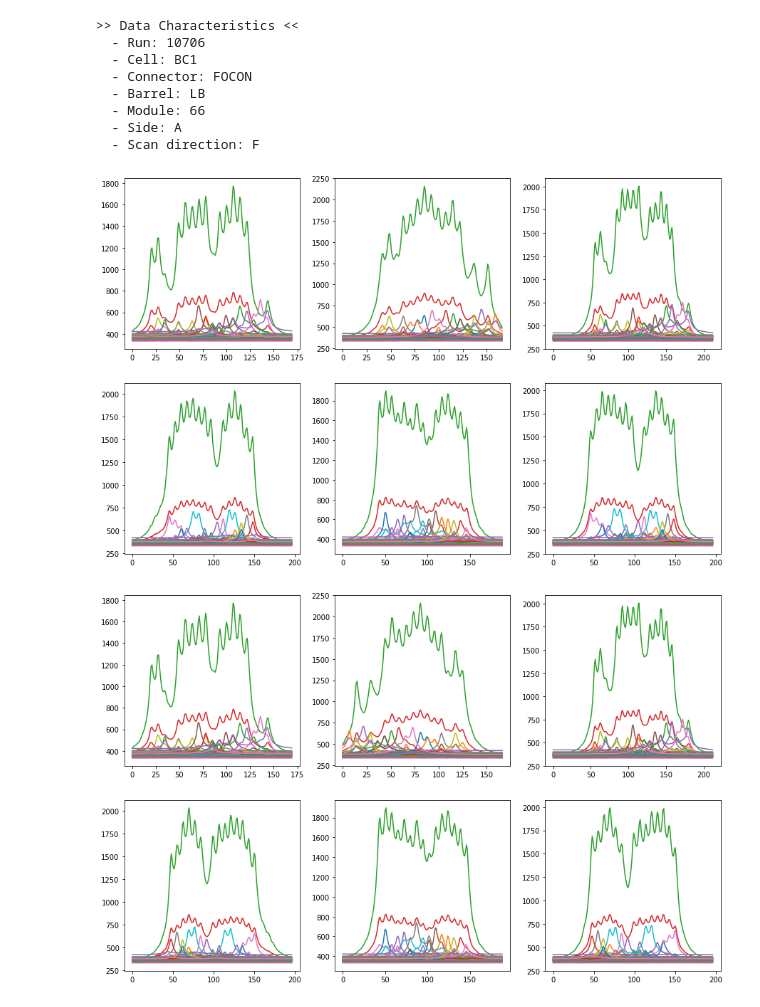
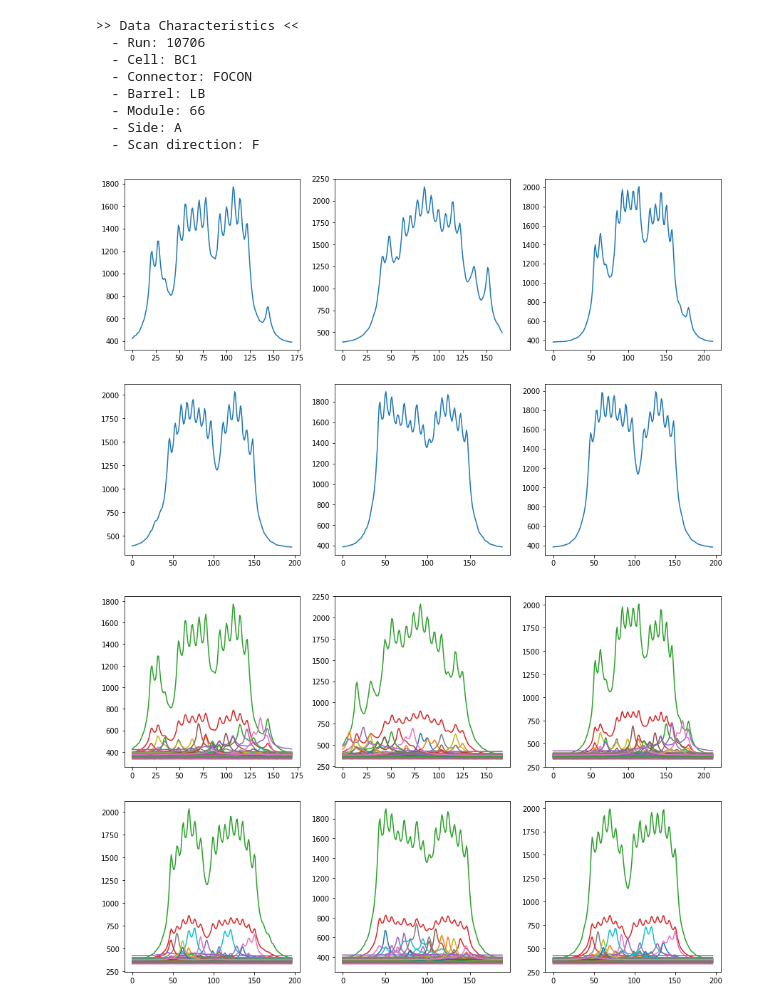
Before and after one commit to Creison-Maique/MultiAnodePMT, a Jupyter notebook: BC1/notebooks/separate_BC.ipynb, the cells around one changed output. Saved outputs shown, nothing was run; the diff lists cells and outputs as text; code cells hidden in the pictures.

Commit message:
Some changes and new function to plot the image

```diff
--- a/BC1/notebooks/separate_BC.ipynb
+++ b/BC1/notebooks/separate_BC.ipynb
@@ -275,27 +275,27 @@ results = separate_cell(single_anode_channel,scan_info)
 # %%
 plt.figure(figsize=(15,15))
 
 plt.subplot(331)
-plt.plot(results["DataB"]["data"][0])
+plt.plot(results["DataB"]["data"][0][:,2])
 
 plt.subplot(332)
-plt.plot(results["DataB"]["data"][1])
+plt.plot(results["DataB"]["data"][1][:,2])
 
 plt.subplot(333)
-plt.plot(results["DataB"]["data"][2])
+plt.plot(results["DataB"]["data"][2][:,2])
 
 
 plt.subplot(334)
-plt.plot(results["DataC"]["data"][0])
+plt.plot(results["DataC"]["data"][0][:,2])
 
 plt.subplot(335)
-plt.plot(results["DataC"]["data"][1])
+plt.plot(results["DataC"]["data"][1][:,2])
 
 plt.subplot(336)
-plt.plot(results["DataC"]["data"][2])
+plt.plot(results["DataC"]["data"][2][:,2])
 plt.show()
 # %% [output]
-[figure, old version]
+[figure, new version]
 # %%
 plt.figure(figsize=(15,15))
 
```
Also changed, not shown: parts of 4 cells of this notebook, 10 other files.
